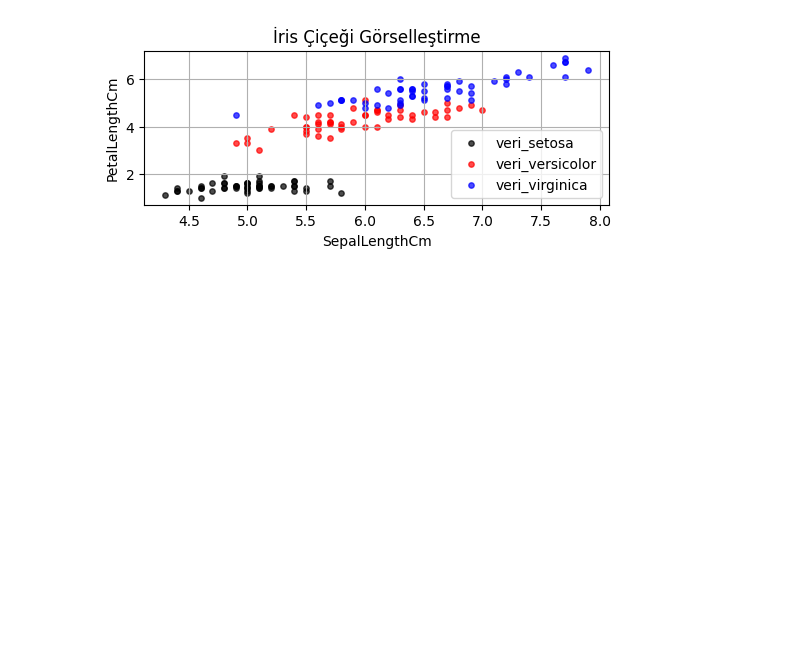
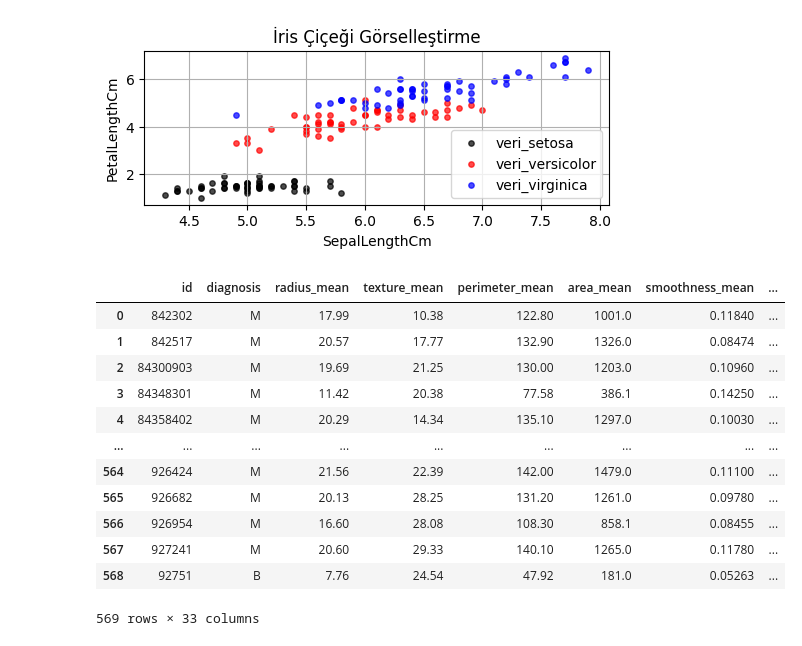
Before and after one commit to ayzezzz/Pupilica-AI-Bootcamp-Notes, a Jupyter notebook: matplotlib_operations.ipynb, the cells around one changed output. Drawn from its saved outputs; the diff is of its cells as text; code cells hidden in the pictures; blank space fills up the shorter version.

```diff
--- a/matplotlib_operations.ipynb
+++ b/matplotlib_operations.ipynb
@@ -136,3 +136,29 @@ plt.legend()
 plt.show()
 # %% [output]
 [figure]
+# %%
+"""
+# Görev: Breast Cancer Dataset Analizi ve Görselleştirme
+
+1. Dataseti indir: [Breast Cancer Dataset](https://github.com/prashant-kikani/breast-cancer-detection/blob/master/breast-cancer-data.csv)
+2. Pandas ile veriyi import et
+3. Temel veri analizi yap
+4. Matplotlib ile line plot ve scatter plot oluştur
+5. Özetle, matplotlib başlığı altında yaptığımız tüm işlemleri bu veri seti ile yap
+"""
+data = pd.read_csv("breast-cancer-data.csv")
+data
+# %% [output]
+|  | id | diagnosis | radius_mean | texture_mean | perimeter_mean | area_mean | smoothness_mean | ... |
+| 0 | 842302 | M | 17.99 | 10.38 | 122.80 | 1001.0 | 0.11840 | ... |
+| 1 | 842517 | M | 20.57 | 17.77 | 132.90 | 1326.0 | 0.08474 | ... |
+| 2 | 84300903 | M | 19.69 | 21.25 | 130.00 | 1203.0 | 0.10960 | ... |
+| 3 | 84348301 | M | 11.42 | 20.38 | 77.58 | 386.1 | 0.14250 | ... |
+| 4 | 84358402 | M | 20.29 | 14.34 | 135.10 | 1297.0 | 0.10030 | ... |
+| ... | ... | ... | ... | ... | ... | ... | ... | ... |
+| 564 | 926424 | M | 21.56 | 22.39 | 142.00 | 1479.0 | 0.11100 | ... |
+| 565 | 926682 | M | 20.13 | 28.25 | 131.20 | 1261.0 | 0.09780 | ... |
+| 566 | 926954 | M | 16.60 | 28.08 | 108.30 | 858.1 | 0.08455 | ... |
+| 567 | 927241 | M | 20.60 | 29.33 | 140.10 | 1265.0 | 0.11780 | ... |
+| 568 | 92751 | B | 7.76 | 24.54 | 47.92 | 181.0 | 0.05263 | ... |
+569 rows × 33 columns
```
